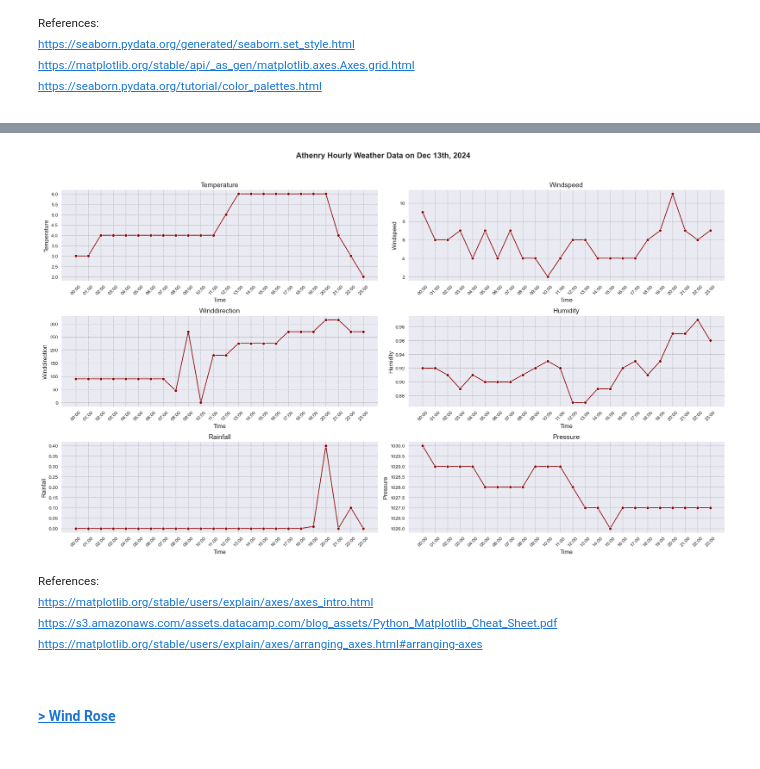
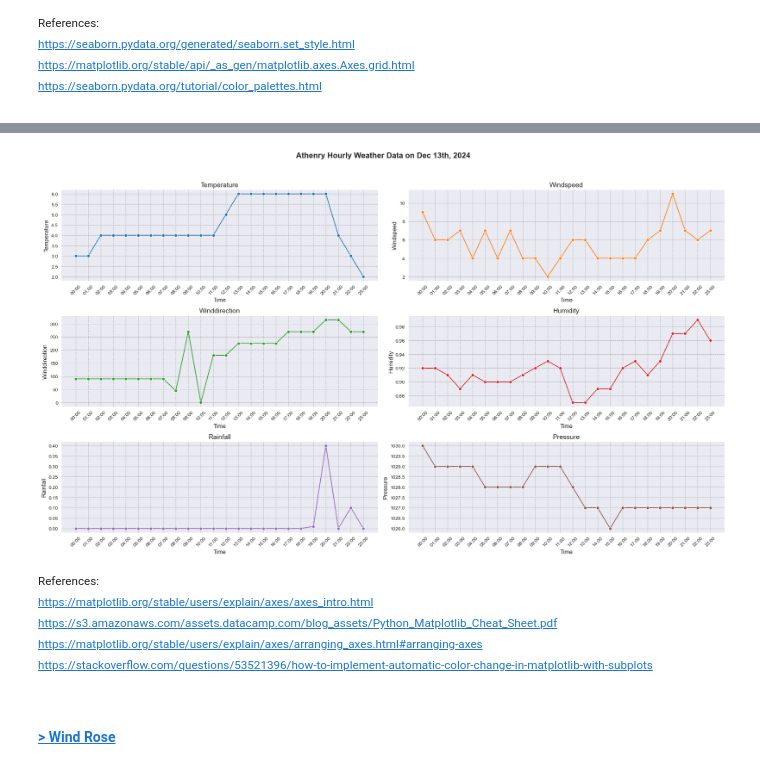
Before and after one commit to TindraIS/comp-infrastructure, a Jupyter notebook: weather.ipynb, the cells around one changed output, grey strips where cells are left out. Cells and saved outputs as stored; diff of their text form; code cells hidden in the pictures.

Commit message:
Brush up spelling, add plot summary and create colours for each subplot

```diff
--- a/weather.ipynb
+++ b/weather.ipynb
@@ -331,7 +352,7 @@ Descriptive stats:
 | max | NaN | 6.000000 | NaN | NaN | NaN | 11.000000 | NaN | NaN | ... |
 | std | NaN | 1.215838 | NaN | NaN | NaN | 1.970801 | NaN | NaN | ... |
 # %%
-print("\nUnique Values in Each Column:")
-for col in df.select_dtypes(include='object').columns:
-    print(f"{col}: {df[col].unique()}")
+print("\nUnique values in each column:")
+for col in (df.select_dtypes(include='object').columns):
+    print(f"{col}: {df[col].unique().tolist()}")
 # %% [output]
@@ -487,7 +508,6 @@ Name: humidity, dtype: float64
 # %%
 # Set plots colour scheme and style
 sns.set_style("darkgrid", {"grid.color": ".6", "grid.linestyle": "--"})
-sns.set_palette("coolwarm")
 # %% [markdown]
 <sup>References:
 <br> https://seaborn.pydata.org/generated/seaborn.set_style.html
@@ -499,29 +527,35 @@ sns.set_palette("coolwarm")
 # %%
+# Define a color cycler as per https://stackoverflow.com/questions/53521396/how-to-implement-automatic-color-change-in-matplotlib-with-subplots
+colors = cycle(plt.rcParams["axes.prop_cycle"].by_key()["color"])
+
+# Select numerical columns
 numerical_cols = df.select_dtypes(include='number').columns
 
 # Create subplots
 fig, axes = plt.subplots(nrows=3, ncols=2, figsize=(20, 12))
 fig.suptitle("Athenry Hourly Weather Data on Dec 13th, 2024", fontsize=16, fontweight='bold')
 axes = axes.flatten() if len(numerical_cols) > 1 else [axes]
 
-# Plot each numerical variable in a separate subplot
+# Plot each numerical variable in a separate subplot with a different colour
 for i, col in enumerate(numerical_cols):
-    sns.lineplot(data=df, x="reportTime", y=col, marker="o", linestyle="-", color="darkred", ax=axes[i])
+    color = next(colors)                                # get the next color from the cycler
+    sns.lineplot(data=df, x="reportTime", y=col, marker="o", linestyle="-", color=color, ax=axes[i])
     axes[i].set_title(f"{col.capitalize()}", fontsize=14)
     axes[i].set_xlabel("Time", fontsize=12)
     axes[i].set_ylabel(col.capitalize(), fontsize=12)
     axes[i].tick_params(axis='x', rotation=45, labelsize=10)
     axes[i].grid(True, linestyle="--", alpha=0.7)
 
 plt.tight_layout(rect=[0, 0, 1, 0.95])
 plt.show()
 # %% [output]
-[figure, old version]
+[figure, new version]
 # %% [markdown]
 <sup>References:
 <br> https://matplotlib.org/stable/users/explain/axes/axes_intro.html
 <br> https://s3.amazonaws.com/assets.datacamp.com/blog_assets/Python_Matplotlib_Cheat_Sheet.pdf
 <br> https://matplotlib.org/stable/users/explain/axes/arranging_axes.html#arranging-axes
+<br> https://stackoverflow.com/questions/53521396/how-to-implement-automatic-color-change-in-matplotlib-with-subplots
 </sup>
 # %% [markdown]
 #### <a id='toc2_5_2_'></a>[> Wind Rose](#toc0_)
```
Also changed, not shown: parts of 51 cells of this notebook.
